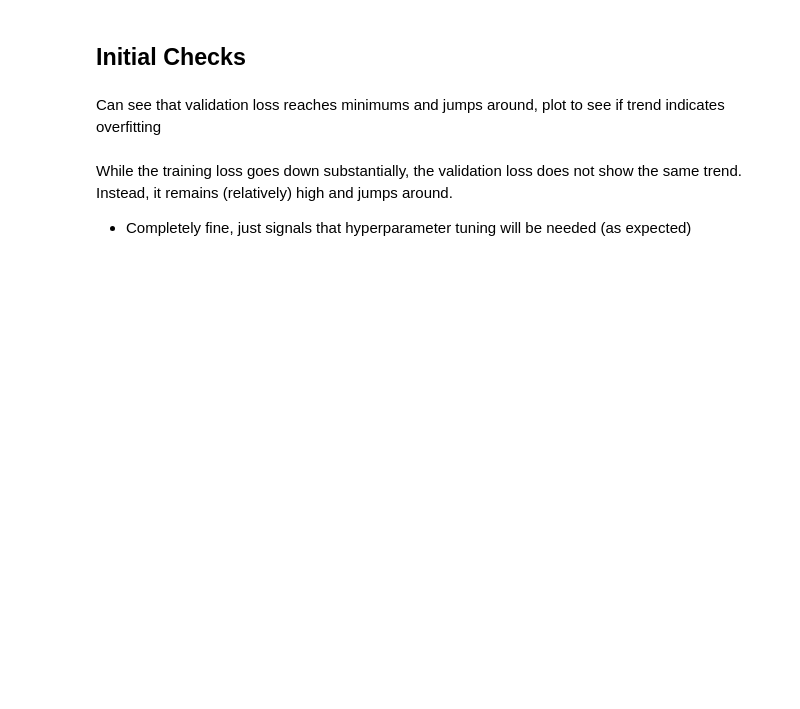
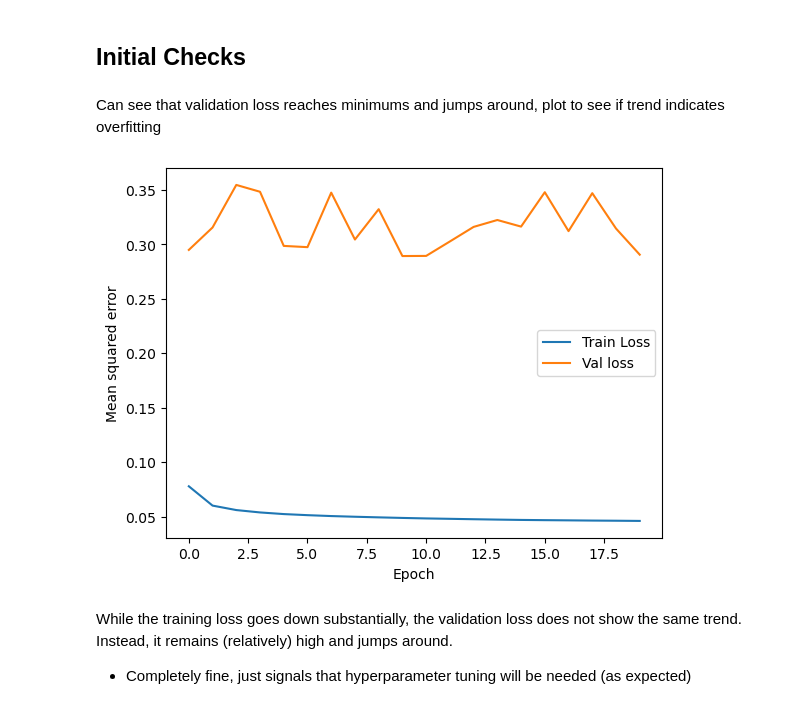
Before and after one commit to juliasimpson97/MLEE-final-project, a Jupyter notebook: models/NN_global.ipynb, the cells around one changed output. Cells and saved outputs as stored; diff of their text form; code cells hidden in the pictures; blank space fills up the shorter version.

Commit message:
attempts at training global NN

```diff
--- a/models/NN_global.ipynb
+++ b/models/NN_global.ipynb
@@ -203,13 +156,13 @@ learning_rate  = 0.001
 minibatch_size = 64
 model_num      = 1
 # %%
-NN_model_nprelim = Sequential()
+NN_model1 = Sequential()
 
-NN_model_nprelim.add(Dense(n_neuron,  activation=activation,input_shape=(X_train.shape[1],))) #  the 1st hidden layer
-NN_model_nprelim.add(Dense(n_neuron,  activation=activation)) # the 2nd hidden layer
-NN_model_nprelim.add(Dense(n_neuron,  activation=activation)) # the 3rd hidden layer
-NN_model_nprelim.add(Dense(1,  activation='linear')) # the output layer
+NN_model1.add(Dense(n_neuron, name='hidden_layer_1', activation=activation,input_shape=(X_train_df_norm.shape[1],))) #  the 1st hidden layer
+NN_model1.add(Dense(n_neuron, name='hidden_layer_2', activation=activation)) # the 2nd hidden layer
+NN_model1.add(Dense(n_neuron, name='hidden_layer_3', activation=activation)) # the 3rd hidden layer
+NN_model1.add(Dense(1, name='output_layer', activation='linear')) # the output layer
 
 
-NN_model_nprelim.compile(loss='mse',optimizer=tf.keras.optimizers.Adam(learning_rate=learning_rate))
+NN_model1.compile(loss='mse',optimizer=tf.keras.optimizers.Adam(learning_rate=learning_rate))
 # %%
@@ -217,10 +188,10 @@ NN_model_nprelim.summary()
 # %% [markdown]
 ## Train NN Model
 # %%
-early_stop = keras.callbacks.EarlyStopping(monitor='val_loss', patience=20)
+early_stop = keras.callbacks.EarlyStopping(monitor='val_loss', patience=10)
 
 
-history_nprelim = NN_model_nprelim.fit(X_train, y_train,
+history1 = NN_model1.fit(X_train_df_norm, y_train_df_norm,
                             batch_size      = minibatch_size,
                             epochs          = num_epochs,
                             validation_split= 0.2,
@@ -231,7 +220,9 @@ history_nprelim = NN_model_nprelim.fit(X_train, y_train,
 # %% [markdown]
 Can see that validation loss reaches minimums and jumps around, plot to see if trend indicates overfitting
 # %%
-model_utils.plot_history(history_nprelim)
+model_utils.plot_history(history1)
+# %% [output]
+[figure, added]
 # %% [markdown]
 While the training loss goes down substantially, the validation loss does not show the same trend. Instead, it remains (relatively) high and jumps around.
 - Completely fine, just signals that hyperparameter tuning will be needed (as expected)
```
Also changed, not shown: parts of 40 cells of this notebook.
